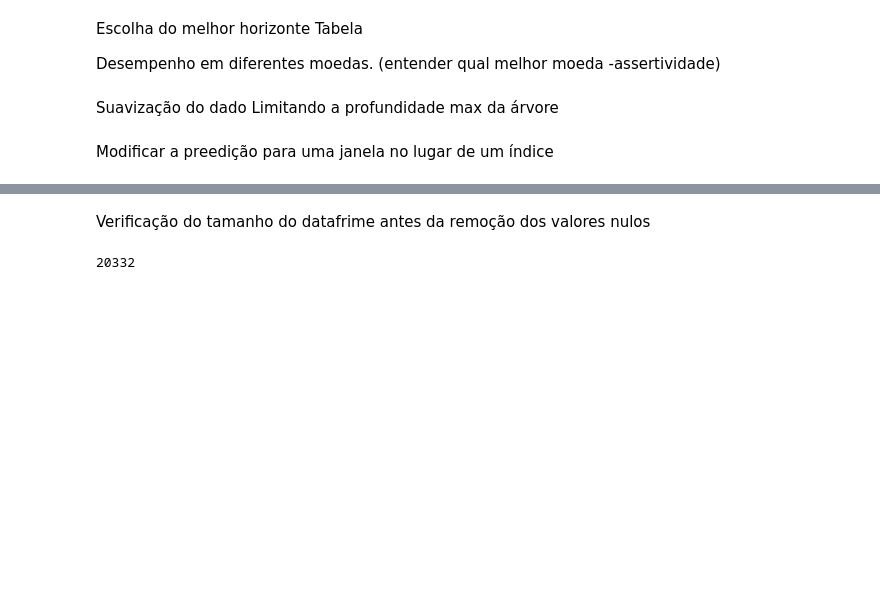
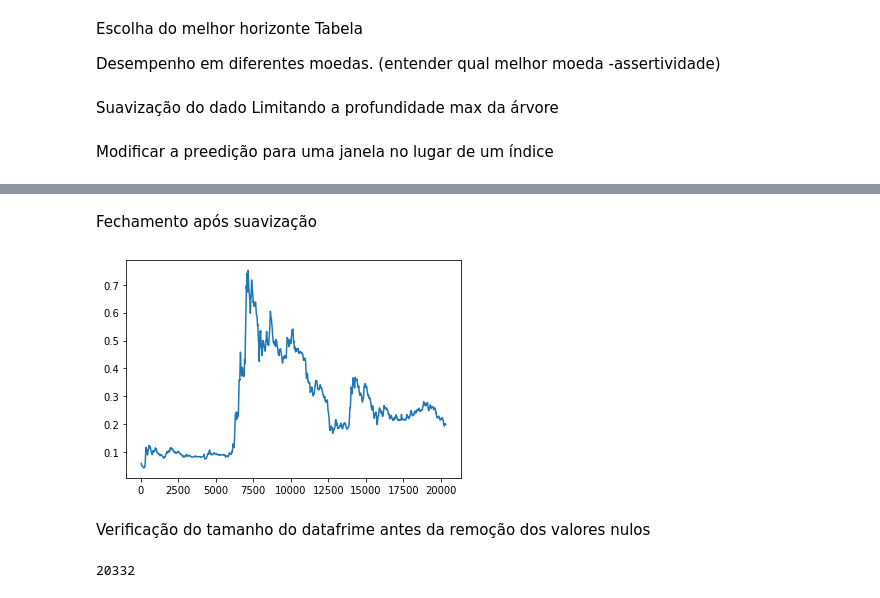
Before and after one commit to lucasaires/csv, a Jupyter notebook: TCC_Lucas.ipynb, the cells around one changed output, grey strips where cells are left out. Drawn from its saved outputs; the diff is of its cells as text; code cells hidden in the pictures; blank space fills up the shorter version.

```diff
--- a/TCC_Lucas.ipynb
+++ b/TCC_Lucas.ipynb
@@ -112 +124,10 @@ Modificar a preedição para uma janela no lugar de um índice
+# %% [markdown]
+Fechamento após suavização
+# %%
+rolling = Series.rolling(df['close'],window=32)
+df['close_mean'] = rolling.mean()
+df['close_mean'].plot()
+plt.show()
+# %% [output]
+[figure, added]
 # %%
```
Also changed, not shown: parts of 22 cells of this notebook.
